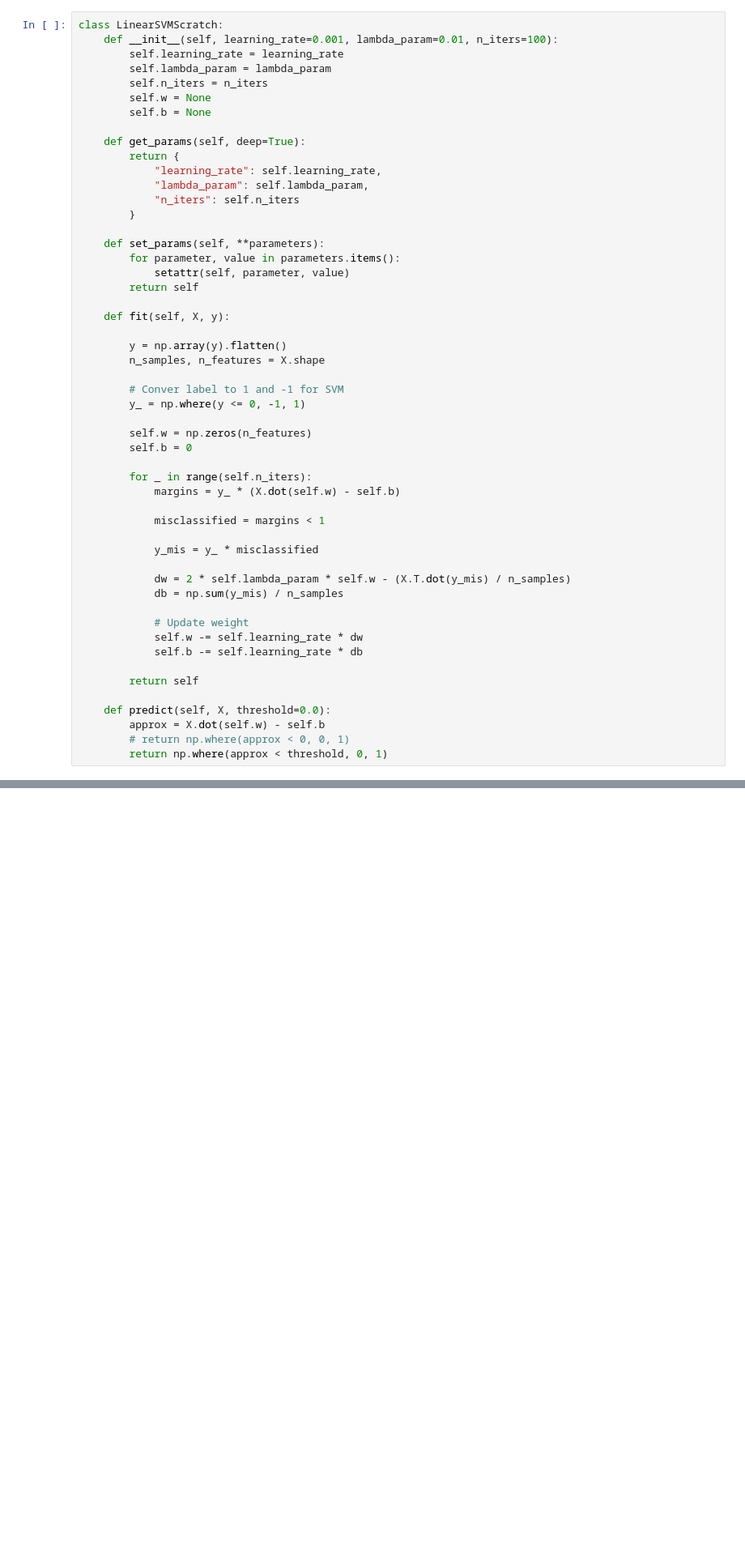
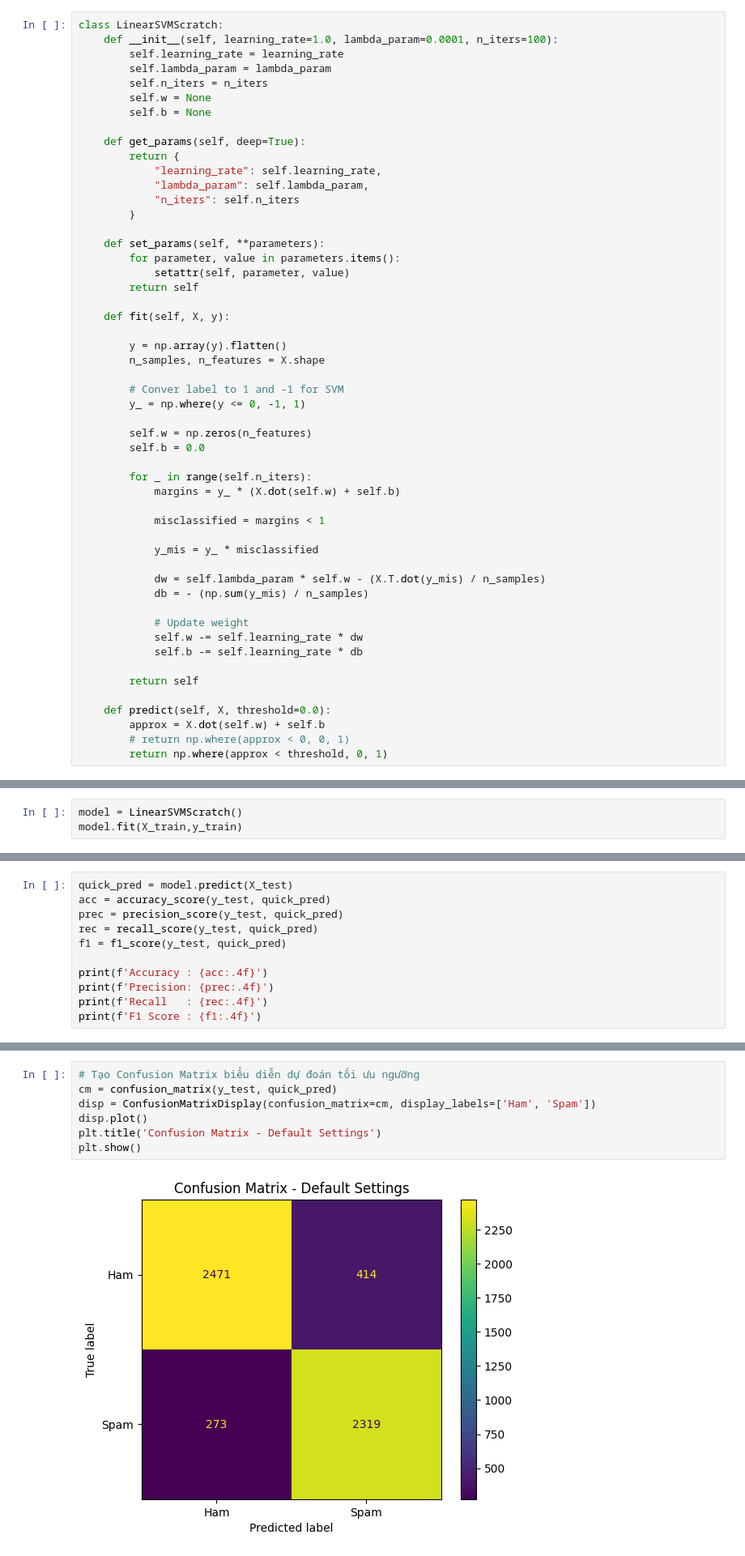
Before and after one commit to itsanhkhoi12/UTH-MACHINE-LEARNING-ASSIGNMENTS-GR02, a Jupyter notebook: practice_1/06-train-svm.ipynb, the cells around one changed output, grey strips where cells are left out. Shown at 81% size. Saved outputs shown, nothing was run; the diff lists cells and outputs as text; blank space fills up the shorter version.

```diff
--- a/practice_1/06-train-svm.ipynb
+++ b/practice_1/06-train-svm.ipynb
@@ -25,6 +22,6 @@ from utils.model_manager import save_model_package
 # %%
 class LinearSVMScratch:
-    def __init__(self, learning_rate=0.001, lambda_param=0.01, n_iters=100):
+    def __init__(self, learning_rate=1.0, lambda_param=0.0001, n_iters=100):
         self.learning_rate = learning_rate
         self.lambda_param = lambda_param
         self.n_iters = n_iters
@@ -52,17 +49,17 @@ class LinearSVMScratch:
         y_ = np.where(y <= 0, -1, 1)
 
         self.w = np.zeros(n_features)
-        self.b = 0
+        self.b = 0.0
 
         for _ in range(self.n_iters):
-            margins = y_ * (X.dot(self.w) - self.b)
+            margins = y_ * (X.dot(self.w) + self.b)
 
             misclassified = margins < 1
 
             y_mis = y_ * misclassified
 
-            dw = 2 * self.lambda_param * self.w - (X.T.dot(y_mis) / n_samples)
-            db = np.sum(y_mis) / n_samples
+            dw = self.lambda_param * self.w - (X.T.dot(y_mis) / n_samples)
+            db = - (np.sum(y_mis) / n_samples)
 
             # Update weight
             self.w -= self.learning_rate * dw
@@ -71,7 +68,7 @@ class LinearSVMScratch:
         return self
 
     def predict(self, X, threshold=0.0):
-        approx = X.dot(self.w) - self.b
+        approx = X.dot(self.w) + self.b
         # return np.where(approx < 0, 0, 1)
         return np.where(approx < threshold, 0, 1)
 # %%
@@ -89,3 +86,6 @@ X_train: (21906, 5001)
 X_test : (5477, 5001)
 y_train: (21906,)
 y_test : (5477,)
+# %%
+model = LinearSVMScratch()
+model.fit(X_train,y_train)
@@ -91,0 +94,11 @@ y_test : (5477,)
+# %%
+quick_pred = model.predict(X_test)
+acc = accuracy_score(y_test, quick_pred)
+prec = precision_score(y_test, quick_pred)
+rec = recall_score(y_test, quick_pred)
+f1 = f1_score(y_test, quick_pred)
+
+print(f'Accuracy : {acc:.4f}')
+print(f'Precision: {prec:.4f}')
+print(f'Recall   : {rec:.4f}')
+print(f'F1 Score : {f1:.4f}')
@@ -92,3 +110,12 @@ y_test : (5477,)
+# %%
+# Tạo Confusion Matrix biểu diễn dự đoán tối ưu ngưỡng
+cm = confusion_matrix(y_test, quick_pred)
+disp = ConfusionMatrixDisplay(confusion_matrix=cm, display_labels=['Ham', 'Spam'])
+disp.plot()
+plt.title('Confusion Matrix - Default Settings')
+plt.show()
+# %% [output]
+[figure, added]
 # %%
 svm_param_grid = {
     'learning_rate': [0.1, 0.01],
```
Also changed, not shown: parts of 7 cells of this notebook, 12 other files.
